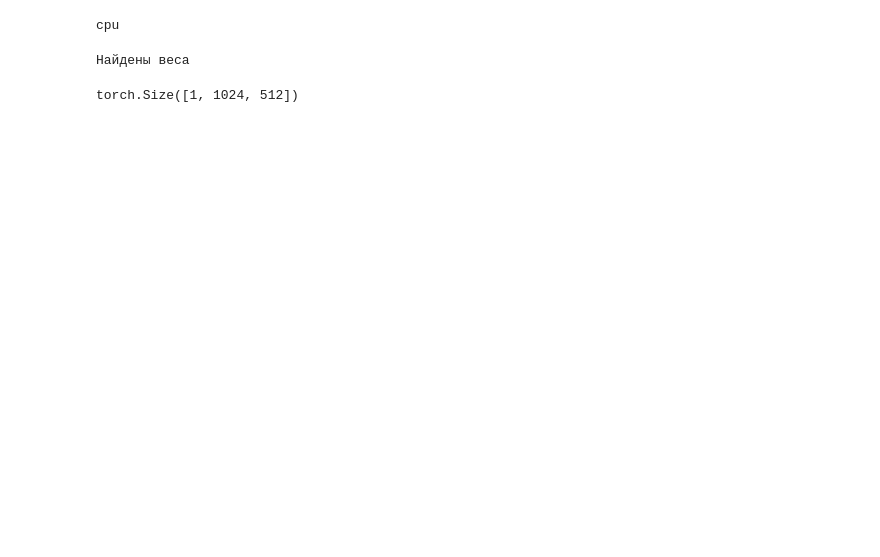
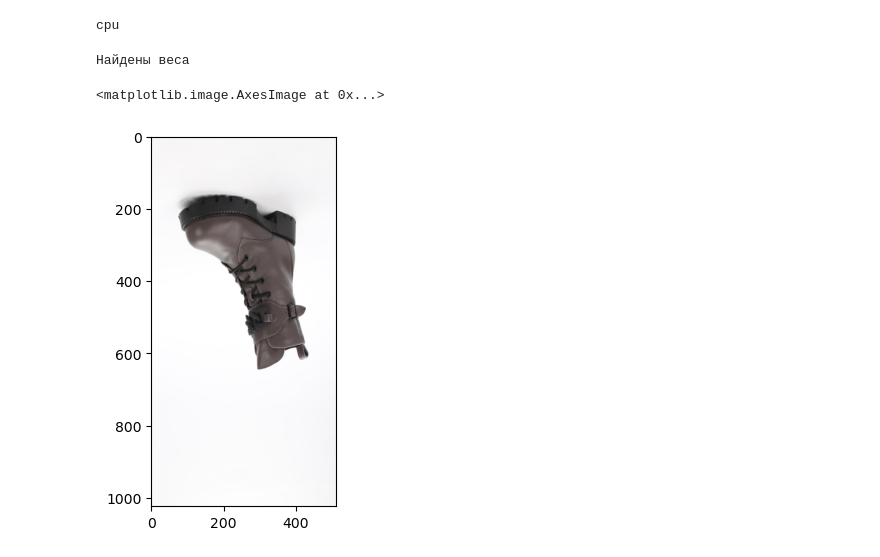
Before and after one commit to BombasticFantastik/KD_Summer_Work, a Jupyter notebook: Segmentation/TestShadowFinder.ipynb, the cells around one changed output. Saved outputs shown, nothing was run; the diff lists cells and outputs as text; code cells hidden in the pictures; blank space fills up the shorter version.

```diff
--- a/Segmentation/TestShadowFinder.ipynb
+++ b/Segmentation/TestShadowFinder.ipynb
@@ -60,4 +59,5 @@ a=cut_boot_from_photo(bt['img'][1],pred[1])
-# %%
-a[1].shape
-# %% [output]
-torch.Size([1, 1024, 512])
+# %%
+plt.imshow(bt['img'][0].permute(1,2,0).detach())
+# %% [output]
+<matplotlib.image.AxesImage at 0x...>
+[figure, added]
```
Also changed, not shown: parts of 28 cells of this notebook, 1 other file.
